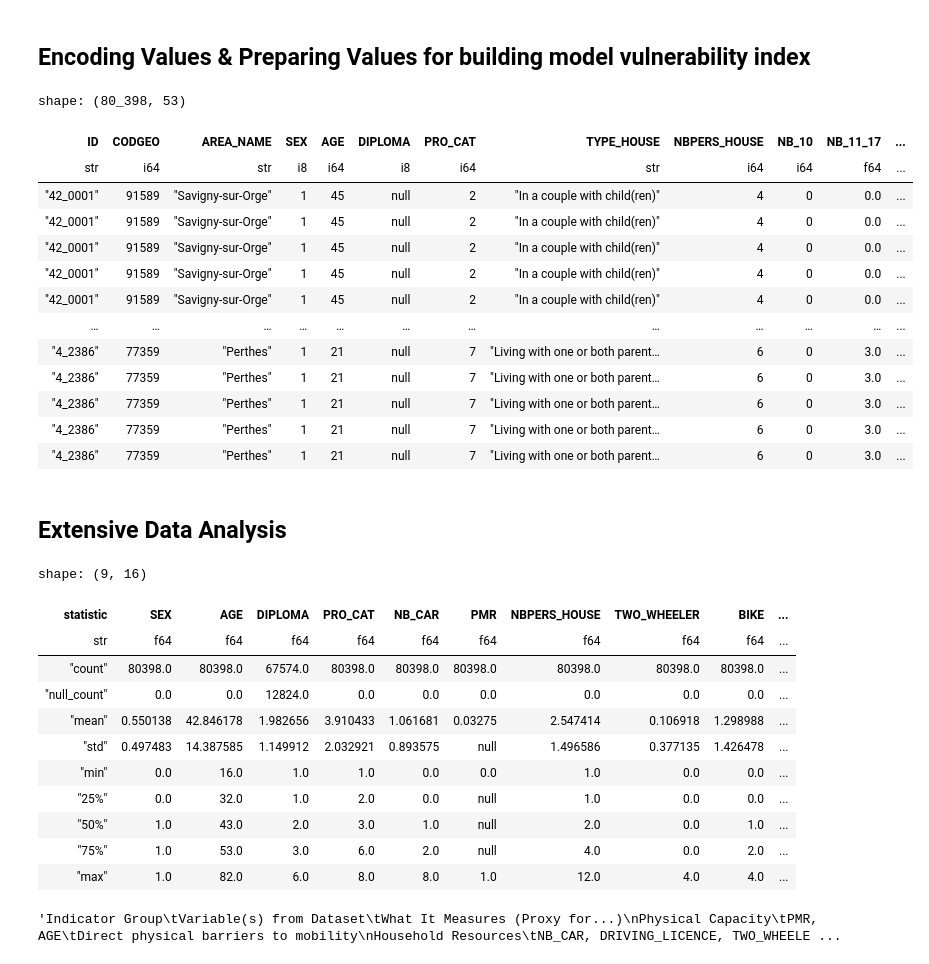
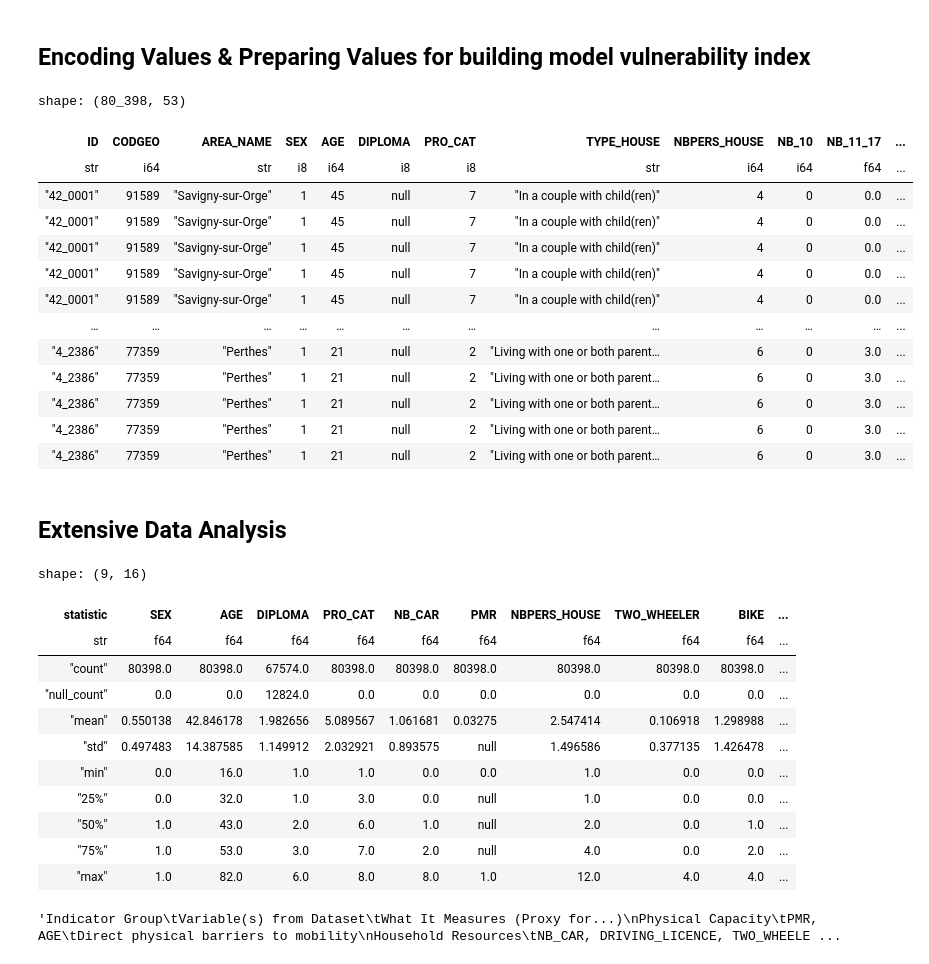
Before and after one commit to DEVOLOPER-1/Sim-Equity, a Jupyter notebook: EDA.ipynb, the cells around one changed output. Saved outputs shown, nothing was run; the diff lists cells and outputs as text; code cells hidden in the pictures.

```diff
--- a/EDA.ipynb
+++ b/EDA.ipynb
@@ -127,46 +113,49 @@ for col in are_correlated.select(cs.string()):
     SEX   ---------->   2
     DIPLOMA   ---------->   7
     TWO_WHEELER   ---------->   5
     BIKE   ---------->   5
     ELECT_SCOOTER   ---------->   5
 
 """
 individuals_with_trips_df = individuals_with_trips_df.with_columns(
     [
     pl.col("SEX").replace({"Man":0 , "Woman":1} ,return_dtype=pl.Int8),
 
     pl.col("DIPLOMA").replace({
     "5-year-and-above higher education degree: Master's 2, DEA, DESS, Grande École Diploma, Doctorate, etc.": 1,
     "3–4-year higher education degree: Licence, Professional Licence, Master 1, or equivalent": 2,
     "Upper secondary diploma (Baccalauréat) or equivalent": 3,
     "Vocational certificate (CAP, BEP) or equivalent": 4,
     "Lower secondary certificate (Brevet) or equivalent": 5,
     "No diploma": 6
 
                         },return_dtype=pl.Int8),
 
     pl.col("TWO_WHEELER").replace({"4+":4}, return_dtype=pl.Int8),
     pl.col("BIKE").replace({"4+":4}, return_dtype=pl.Int8),
-    pl.col("ELECT_SCOOTER").replace({"4+":4}, return_dtype=pl.Int8)
+    pl.col("ELECT_SCOOTER").replace({"4+":4}, return_dtype=pl.Int8),
+    pl.col("PRO_CAT").replace({1:8 , 2:7 , 3:6 , 4:5 , 5:4 , 6:3 , 7:2, 8:1},return_dtype=pl.Int8),
+    pl.col("NB_CARS").map_elements(lambda x : 1/1+log(x))
+
 
     ]
 )
 individuals_with_trips_df.cast(dtypes={pl.Boolean:pl.Int8})
 # %% [output]
 shape: (80_398, 53)
 | ID | CODGEO | AREA_NAME | SEX | AGE | DIPLOMA | PRO_CAT | TYPE_HOUSE | NBPERS_HOUSE | NB_10 | NB_11_17 | ... |
-| str | i64 | str | i8 | i64 | i8 | i64 | str | i64 | i64 | f64 | ... |
-| "42_0001" | 91589 | "Savigny-sur-Orge" | 1 | 45 | null | 2 | "In a couple with child(ren)" | 4 | 0 | 0.0 | ... |
-| "42_0001" | 91589 | "Savigny-sur-Orge" | 1 | 45 | null | 2 | "In a couple with child(ren)" | 4 | 0 | 0.0 | ... |
-| "42_0001" | 91589 | "Savigny-sur-Orge" | 1 | 45 | null | 2 | "In a couple with child(ren)" | 4 | 0 | 0.0 | ... |
-| "42_0001" | 91589 | "Savigny-sur-Orge" | 1 | 45 | null | 2 | "In a couple with child(ren)" | 4 | 0 | 0.0 | ... |
-| "42_0001" | 91589 | "Savigny-sur-Orge" | 1 | 45 | null | 2 | "In a couple with child(ren)" | 4 | 0 | 0.0 | ... |
+| str | i64 | str | i8 | i64 | i8 | i8 | str | i64 | i64 | f64 | ... |
+| "42_0001" | 91589 | "Savigny-sur-Orge" | 1 | 45 | null | 7 | "In a couple with child(ren)" | 4 | 0 | 0.0 | ... |
+| "42_0001" | 91589 | "Savigny-sur-Orge" | 1 | 45 | null | 7 | "In a couple with child(ren)" | 4 | 0 | 0.0 | ... |
+| "42_0001" | 91589 | "Savigny-sur-Orge" | 1 | 45 | null | 7 | "In a couple with child(ren)" | 4 | 0 | 0.0 | ... |
+| "42_0001" | 91589 | "Savigny-sur-Orge" | 1 | 45 | null | 7 | "In a couple with child(ren)" | 4 | 0 | 0.0 | ... |
+| "42_0001" | 91589 | "Savigny-sur-Orge" | 1 | 45 | null | 7 | "In a couple with child(ren)" | 4 | 0 | 0.0 | ... |
 | … | … | … | … | … | … | … | … | … | … | … | ... |
-| "4_2386" | 77359 | "Perthes" | 1 | 21 | null | 7 | "Living with one or both parent… | 6 | 0 | 3.0 | ... |
-| "4_2386" | 77359 | "Perthes" | 1 | 21 | null | 7 | "Living with one or both parent… | 6 | 0 | 3.0 | ... |
-| "4_2386" | 77359 | "Perthes" | 1 | 21 | null | 7 | "Living with one or both parent… | 6 | 0 | 3.0 | ... |
-| "4_2386" | 77359 | "Perthes" | 1 | 21 | null | 7 | "Living with one or both parent… | 6 | 0 | 3.0 | ... |
-| "4_2386" | 77359 | "Perthes" | 1 | 21 | null | 7 | "Living with one or both parent… | 6 | 0 | 3.0 | ... |
+| "4_2386" | 77359 | "Perthes" | 1 | 21 | null | 2 | "Living with one or both parent… | 6 | 0 | 3.0 | ... |
+| "4_2386" | 77359 | "Perthes" | 1 | 21 | null | 2 | "Living with one or both parent… | 6 | 0 | 3.0 | ... |
+| "4_2386" | 77359 | "Perthes" | 1 | 21 | null | 2 | "Living with one or both parent… | 6 | 0 | 3.0 | ... |
+| "4_2386" | 77359 | "Perthes" | 1 | 21 | null | 2 | "Living with one or both parent… | 6 | 0 | 3.0 | ... |
+| "4_2386" | 77359 | "Perthes" | 1 | 21 | null | 2 | "Living with one or both parent… | 6 | 0 | 3.0 | ... |
 # %% [markdown]
 ## Extensive Data Analysis
 # %%
@@ -187,12 +176,12 @@ shape: (9, 16)
 | str | f64 | f64 | f64 | f64 | f64 | f64 | f64 | f64 | f64 | ... |
 | "count" | 80398.0 | 80398.0 | 67574.0 | 80398.0 | 80398.0 | 80398.0 | 80398.0 | 80398.0 | 80398.0 | ... |
 | "null_count" | 0.0 | 0.0 | 12824.0 | 0.0 | 0.0 | 0.0 | 0.0 | 0.0 | 0.0 | ... |
-| "mean" | 0.550138 | 42.846178 | 1.982656 | 3.910433 | 1.061681 | 0.03275 | 2.547414 | 0.106918 | 1.298988 | ... |
+| "mean" | 0.550138 | 42.846178 | 1.982656 | 5.089567 | 1.061681 | 0.03275 | 2.547414 | 0.106918 | 1.298988 | ... |
 | "std" | 0.497483 | 14.387585 | 1.149912 | 2.032921 | 0.893575 | null | 1.496586 | 0.377135 | 1.426478 | ... |
 | "min" | 0.0 | 16.0 | 1.0 | 1.0 | 0.0 | 0.0 | 1.0 | 0.0 | 0.0 | ... |
-| "25%" | 0.0 | 32.0 | 1.0 | 2.0 | 0.0 | null | 1.0 | 0.0 | 0.0 | ... |
-| "50%" | 1.0 | 43.0 | 2.0 | 3.0 | 1.0 | null | 2.0 | 0.0 | 1.0 | ... |
-| "75%" | 1.0 | 53.0 | 3.0 | 6.0 | 2.0 | null | 4.0 | 0.0 | 2.0 | ... |
+| "25%" | 0.0 | 32.0 | 1.0 | 3.0 | 0.0 | null | 1.0 | 0.0 | 0.0 | ... |
+| "50%" | 1.0 | 43.0 | 2.0 | 6.0 | 1.0 | null | 2.0 | 0.0 | 1.0 | ... |
+| "75%" | 1.0 | 53.0 | 3.0 | 7.0 | 2.0 | null | 4.0 | 0.0 | 2.0 | ... |
 | "max" | 1.0 | 82.0 | 6.0 | 8.0 | 8.0 | 1.0 | 12.0 | 4.0 | 4.0 | ... |
 # %%
 """Indicator Group	Variable(s) from Dataset	What It Measures (Proxy for...)
```
Also changed, not shown: parts of 9 cells of this notebook.
